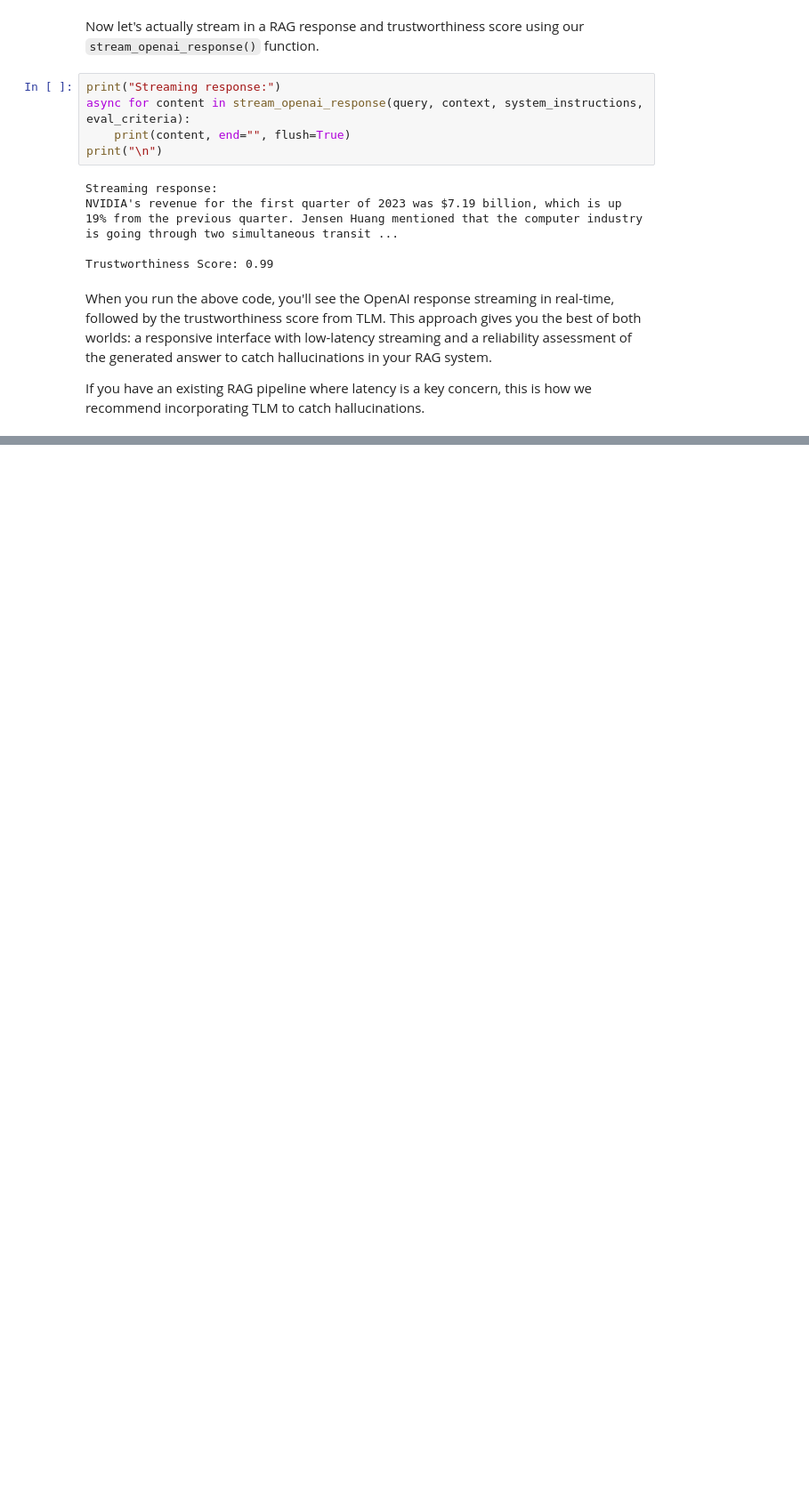
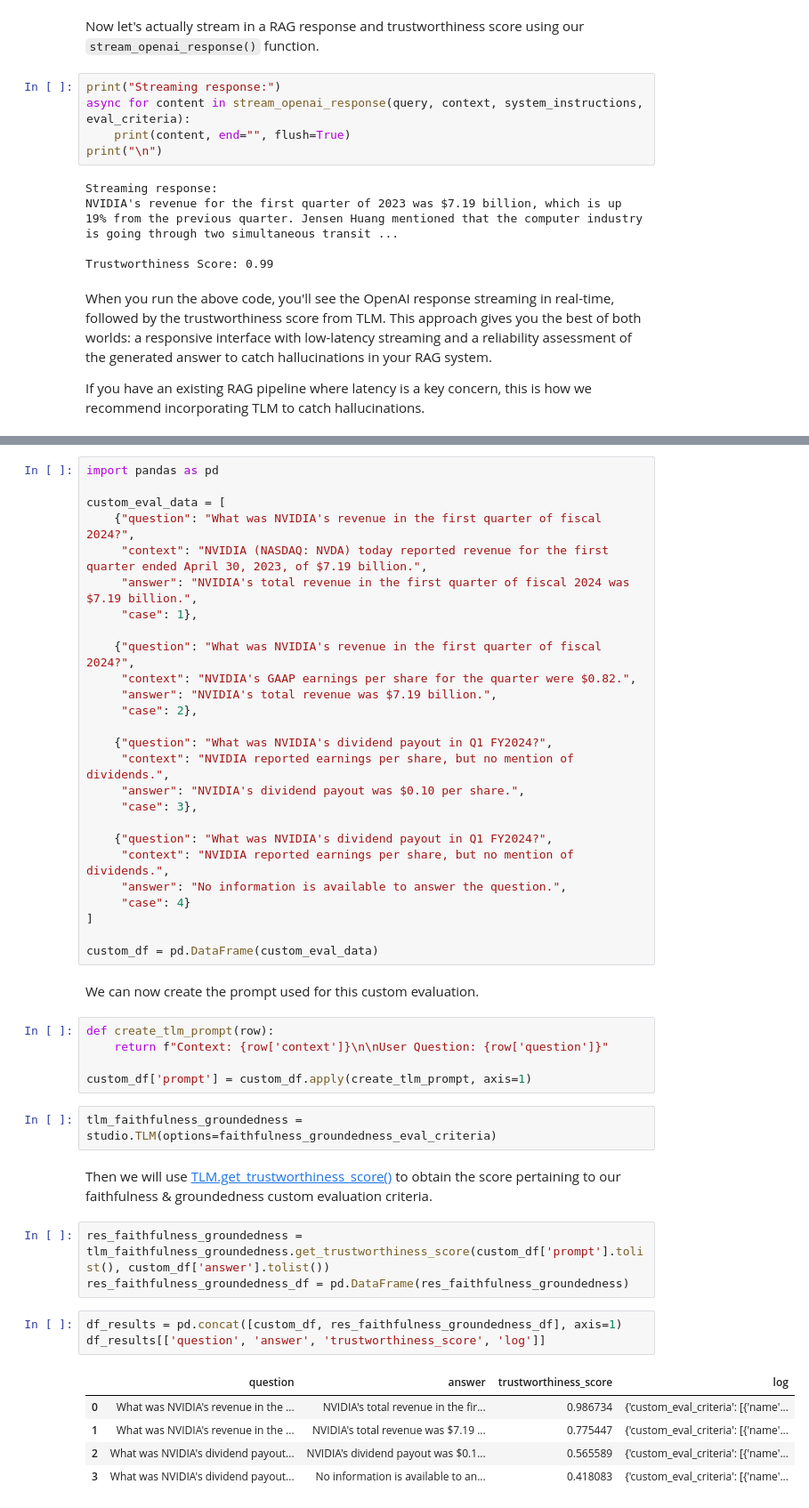
Before and after one commit to cleanlab/cleanlab-studio-tutorials, a Jupyter notebook: trustworthy-language-model/tlm_rag.ipynb, the cells around one changed output, grey strips where cells are left out. Shown at 89% size. Cells and saved outputs as stored; diff of their text form; blank space fills up the shorter version.

```diff
--- a/trustworthy-language-model/tlm_rag.ipynb
+++ b/trustworthy-language-model/tlm_rag.ipynb
@@ -462,0 +460,49 @@ For more information on how to do this, refer to the [TLM Custom Evaluation Crit
+# %%
+import pandas as pd
+
+custom_eval_data = [
+    {"question": "What was NVIDIA's revenue in the first quarter of fiscal 2024?",
+     "context": "NVIDIA (NASDAQ: NVDA) today reported revenue for the first quarter ended April 30, 2023, of $7.19 billion.",
+     "answer": "NVIDIA's total revenue in the first quarter of fiscal 2024 was $7.19 billion.",
+     "case": 1},
+
+    {"question": "What was NVIDIA's revenue in the first quarter of fiscal 2024?",
+     "context": "NVIDIA's GAAP earnings per share for the quarter were $0.82.",
+     "answer": "NVIDIA's total revenue was $7.19 billion.",
+     "case": 2},
+
+    {"question": "What was NVIDIA's dividend payout in Q1 FY2024?",
+     "context": "NVIDIA reported earnings per share, but no mention of dividends.",
+     "answer": "NVIDIA's dividend payout was $0.10 per share.",
+     "case": 3},
+
+    {"question": "What was NVIDIA's dividend payout in Q1 FY2024?",
+     "context": "NVIDIA reported earnings per share, but no mention of dividends.",
+     "answer": "No information is available to answer the question.",
+     "case": 4}
+]
+
+custom_df = pd.DataFrame(custom_eval_data)
+# %% [markdown]
+We can now create the prompt used for this custom evaluation.
+# %%
+def create_tlm_prompt(row):
+    return f"Context: {row['context']}\n\nUser Question: {row['question']}"
+
+custom_df['prompt'] = custom_df.apply(create_tlm_prompt, axis=1)
+# %%
+tlm_faithfulness_groundedness = studio.TLM(options=faithfulness_groundedness_eval_criteria)
+# %% [markdown]
+Then we will use [TLM.get_trustworthiness_score()](/reference/python/trustworthy_language_model/#method-get_trustworthiness_score) to obtain the score pertaining to our faithfulness & groundedness custom evaluation criteria.
+# %%
+res_faithfulness_groundedness = tlm_faithfulness_groundedness.get_trustworthiness_score(custom_df['prompt'].tolist(), custom_df['answer'].tolist())
+res_faithfulness_groundedness_df = pd.DataFrame(res_faithfulness_groundedness)
+# %%
+df_results = pd.concat([custom_df, res_faithfulness_groundedness_df], axis=1)
+df_results[['question', 'answer', 'trustworthiness_score', 'log']]
+# %% [output]
+|  | question | answer | trustworthiness_score | log |
+| 0 | What was NVIDIA's revenue in the ... | NVIDIA's total revenue in the fir... | 0.986734 | {'custom_eval_criteria': [{'name'... |
+| 1 | What was NVIDIA's revenue in the ... | NVIDIA's total revenue was $7.19 ... | 0.775447 | {'custom_eval_criteria': [{'name'... |
+| 2 | What was NVIDIA's dividend payout... | NVIDIA's dividend payout was $0.1... | 0.565589 | {'custom_eval_criteria': [{'name'... |
+| 3 | What was NVIDIA's dividend payout... | No information is available to an... | 0.418083 | {'custom_eval_criteria': [{'name'... |
```
Also changed, not shown: parts of 21 cells of this notebook.
